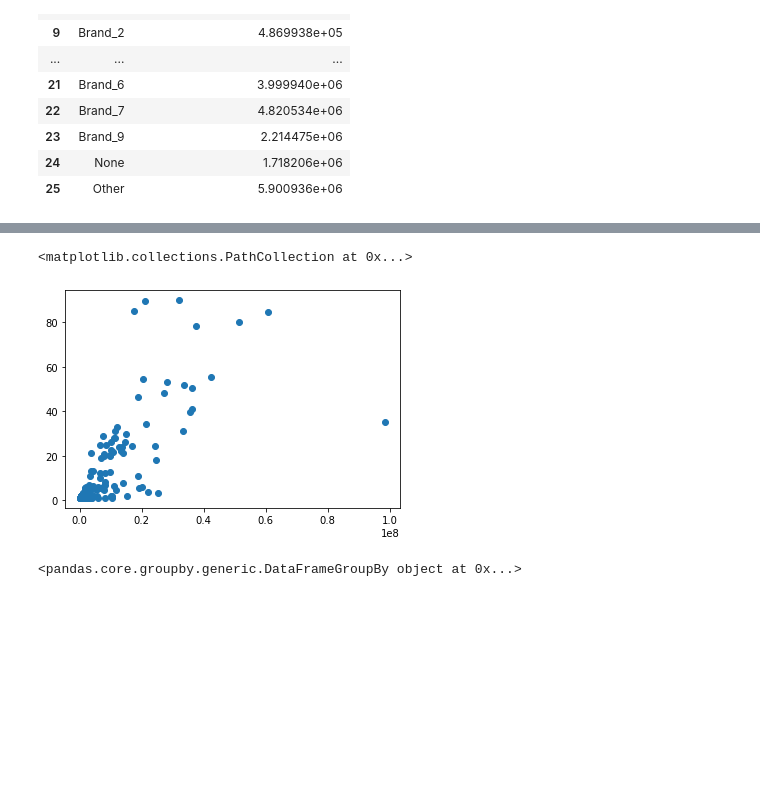
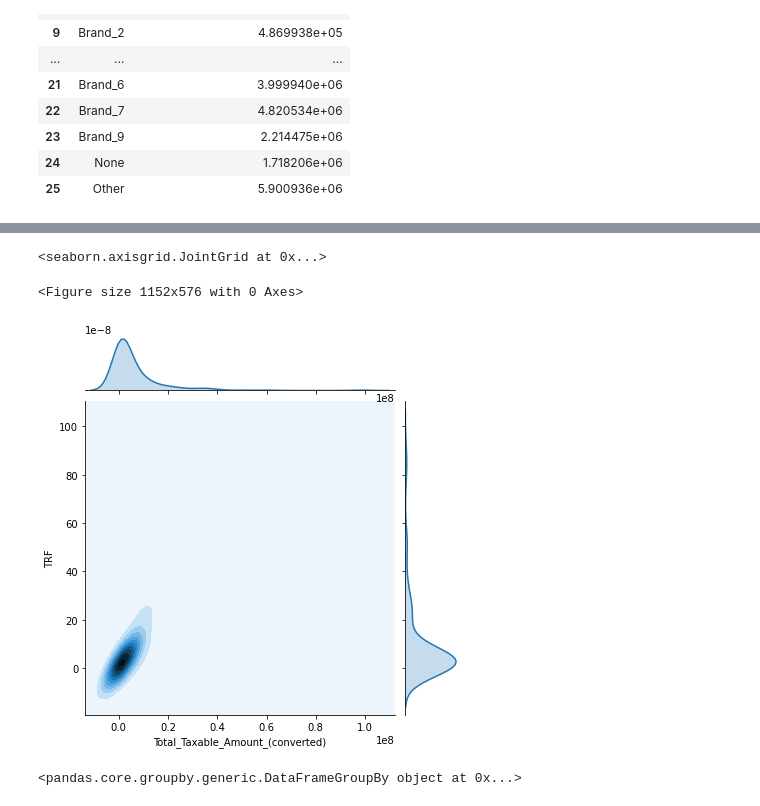
Before and after one commit to faristegui/tpdatos-2c-2020, a Jupyter notebook: TP1_Martin.ipynb, the cells around one changed output, grey strips where cells are left out. Saved outputs shown, nothing was run; the diff lists cells and outputs as text; code cells hidden in the pictures; blank space fills up the shorter version.

```diff
--- a/TP1_Martin.ipynb
+++ b/TP1_Martin.ipynb
@@ -43,2 +39,2 @@ df.dropna()
 # %%
-df.drop(columns=['Actual_Delivery_Date', 'Last_Activity', 'Prod_Category_A'])
+df.drop(columns=['Actual_Delivery_Date', 'Last_Activity', 'Prod_Category_A'], inplace= True)
@@ -336,7 +313,7 @@ df_preciomarca
 | 24 | None | 1.718206e+06 |
 | 25 | Other | 5.900936e+06 |
 # %%
-df_precioproducto = df.groupby('Product_Name').agg({'TRF':'mean', 'Total_Taxable_Amount_(converted)':'mean'}).reset_index()
+df_precioproducto = df.groupby('Product_Name').agg({'TRF':'mean', 'Total_Taxable_Amount_(converted)':'mean', 'Opportunity_ID':'count'}).reset_index()
 # %%
 df_precioproducto = df_precioproducto[(df_precioproducto.TRF >0 )& (df_precioproducto['Total_Taxable_Amount_(converted)'] > 0.0)]
 # %%
@@ -350,8 +349,10 @@ dtype: float64
 # %%
-plt.scatter(df_precioproducto['Total_Taxable_Amount_(converted)'], df_precioproducto.TRF)
+plt.figure(figsize=(16,8))
+sns.jointplot(x=df_precioproducto['Total_Taxable_Amount_(converted)'], y=df_precioproducto.TRF, kind='kde')
 # %% [output]
-<matplotlib.collections.PathCollection at 0x...>
+<seaborn.axisgrid.JointGrid at 0x...>
+<Figure size 1152x576 with 0 Axes>
-[figure, old version]
+[figure, new version]
 # %%
 df['delta_oportunidad'] = df.Last_Modified_Date -df.Opportunity_Created_Date
 # %%
```
Also changed, not shown: parts of 38 cells of this notebook.
